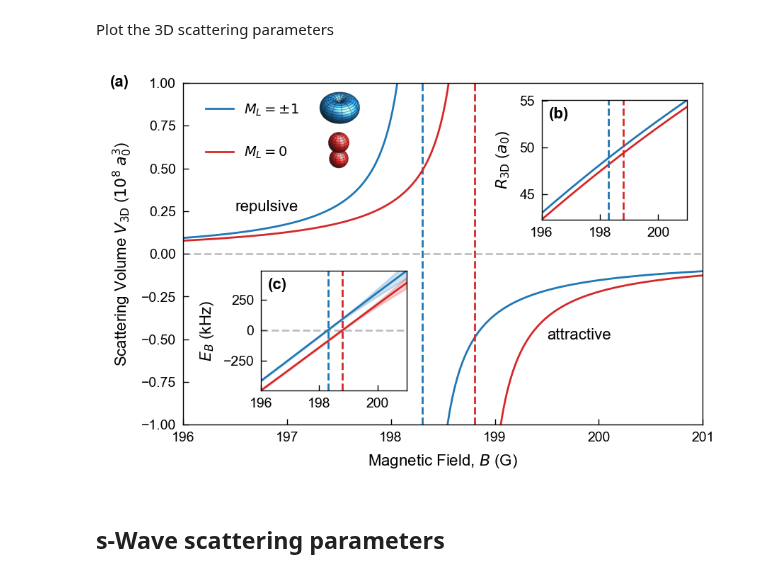
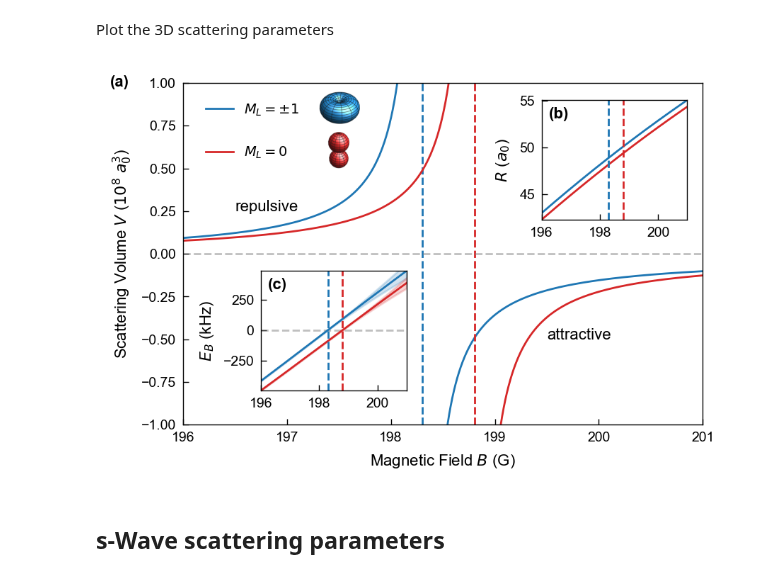
Before and after one commit to colinjdale/ChiPyLab, a Jupyter notebook: examples/plot_scattering_quantities.ipynb, the cells around one changed output. Drawn from its saved outputs; the diff is of its cells as text; code cells hidden in the pictures.

Commit message:
Changed label in p-wave params plot

```diff
--- a/examples/plot_scattering_quantities.ipynb
+++ b/examples/plot_scattering_quantities.ipynb
@@ -65,8 +65,8 @@ B_V_m0 = [np.linspace(Bmin, B0_77_0 - delta, num),
 # ax = axs[1]
 ymin = -1
 ymax = 1
-xlabel = r'Magnetic Field, $B$ (G)'
-ylabel = r"Scattering Volume $V_\mathrm{3D}$ ($10^8$ $a_0^3$)"
+xlabel = r'Magnetic Field $B$ (G)'
+ylabel = r"Scattering Volume $V$ ($10^8$ $a_0^3$)"
 ax.set(ylabel=ylabel, xlabel=xlabel)
 ax.set(xlim=(Bmin, Bmax))
 
@@ -104,7 +104,7 @@ img_ax1.axis('off')
 
 # Effective range inset
 ax_inset = ax.inset_axes([0.69, 0.6, 0.28, 0.35])
-ylabel = r"$R_\mathrm{3D}$ ($a_0$)"
+ylabel = r"$R$ ($a_0$)"
 ymax = np.max(1/inv_R3D(B)/a_0)
 ymin = np.min(1/inv_R3D_m0(B)/a_0)
 ax_inset.set(ylabel=ylabel, xlim=(Bmin, Bmax), ylim=(ymin, ymax))
@@ -135,34 +135,34 @@ ax_inset2.plot(B, EB, '-', label=r"$M_L=\pm 1$", color=colors[0])
 ax_inset2.fill_between(B, y_lower, y_upper, color=colors[0], alpha=0.2)
 
 EB_m0 = EB_3D(V3D_m0(B), inv_R3D_m0(B))/1e3/h
 gamma = quasibound_state_halfwidth(V3D_m0(B), inv_R3D_m0(B))/1e3/h
 y_upper = EB_m0 + gamma
 y_lower = EB_m0 - gamma
 ax_inset2.plot(B, EB_m0, '-', label=r"$M_L=0$", color=colors[3])
 ax_inset2.fill_between(B, y_lower, y_upper, color=colors[3], alpha=0.2)
 
 ax_inset2.vlines(B0_77_pm1, ymin, ymax, colors=colors[0], linestyles='--')
 ax_inset2.vlines(B0_77_0, ymin, ymax, colors=colors[3], linestyles='--')
 
 
 # ax.legend(fontsize=8, loc="upper left")
 
 fig.tight_layout()  # Note this is done before the labels on purpose.
 
 axs = [ax, ax_inset, ax_inset2]
 subplot_labels = ['(a)', '(b)', '(c)']
 positions = [(-0.14, 0.99), (0.05, 0.85), (0.05, 0.85)]
 for ax, label, xy in zip(axs, subplot_labels, positions):
 	x, y = xy
 	ax.text(x, y, label, transform=ax.transAxes, fontweight='bold', fontsize=8)
 
 plt.subplots_adjust(top=0.95)
 
 fig.savefig("outputs/pwave_scattering_parameters.pdf")
 
 plt.show()
 # %% [output]
-[figure, old version]
+[figure, new version]
 # %% [markdown]
 ## s-Wave scattering parameters
 # %% [markdown]
```
